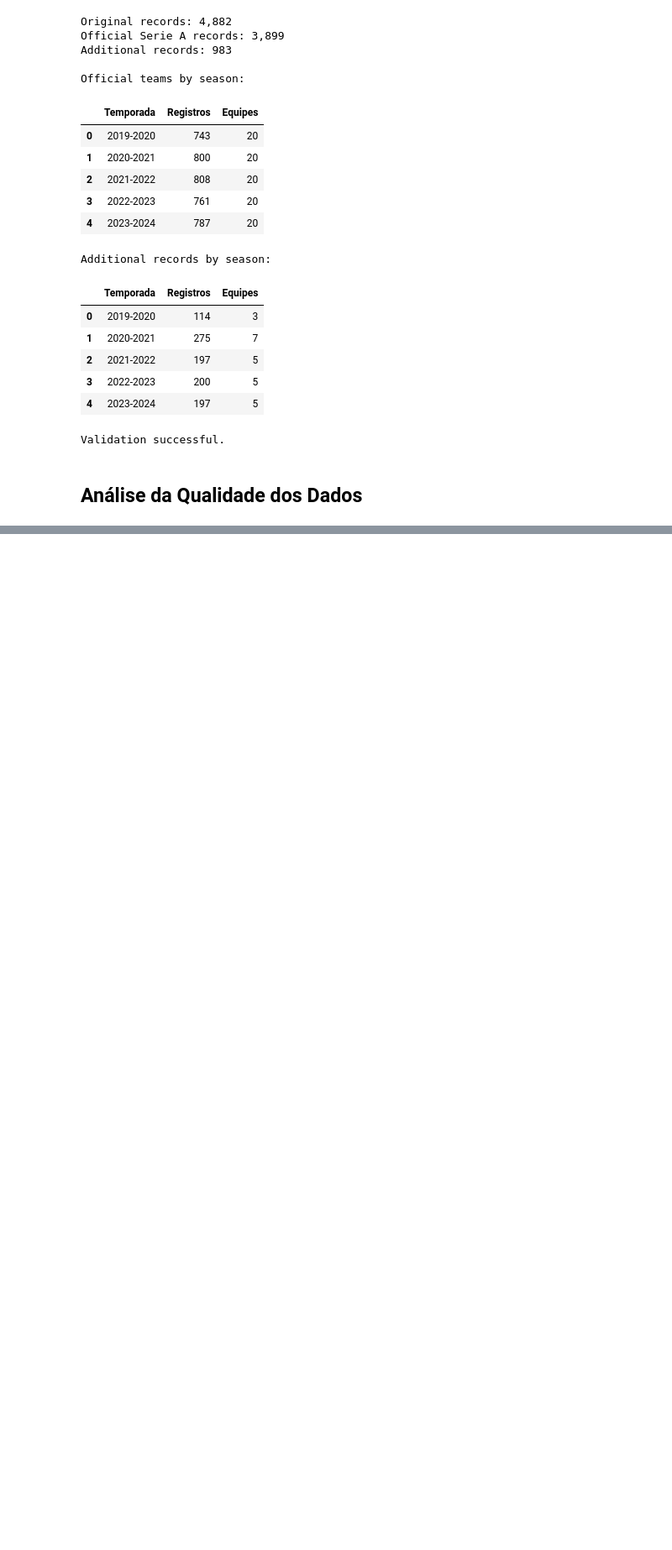
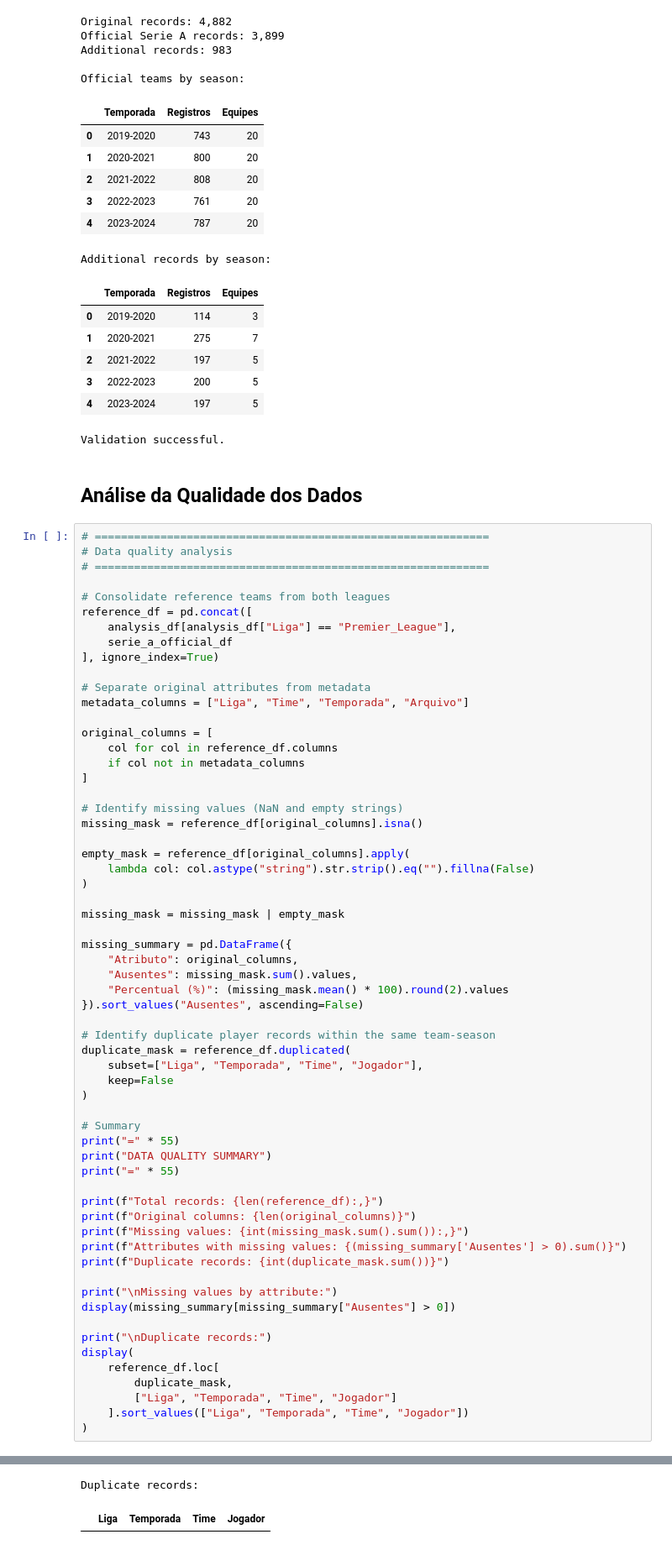
Before and after one commit to LunusMax/mathematical-programming, a Jupyter notebook: trabalho_pratico/fase_2/analise_exploratoria.ipynb, the cells around one changed output, grey strips where cells are left out. Shown at 84% size. Saved outputs shown, nothing was run; the diff lists cells and outputs as text; blank space fills up the shorter version.

Commit message:
feat: add dataset quality and consistency analysis

```diff
--- a/trabalho_pratico/fase_2/analise_exploratoria.ipynb
+++ b/trabalho_pratico/fase_2/analise_exploratoria.ipynb
@@ -708,3 +708,65 @@ Additional records by season:
 Validation successful.
 # %% [markdown]
 ## Análise da Qualidade dos Dados
+# %%
+# ============================================================
+# Data quality analysis
+# ============================================================
+
+# Consolidate reference teams from both leagues
+reference_df = pd.concat([
+    analysis_df[analysis_df["Liga"] == "Premier_League"],
+    serie_a_official_df
+], ignore_index=True)
+
+# Separate original attributes from metadata
+metadata_columns = ["Liga", "Time", "Temporada", "Arquivo"]
+
+original_columns = [
+    col for col in reference_df.columns
+    if col not in metadata_columns
+]
+
+# Identify missing values (NaN and empty strings)
+missing_mask = reference_df[original_columns].isna()
+
+empty_mask = reference_df[original_columns].apply(
+    lambda col: col.astype("string").str.strip().eq("").fillna(False)
+)
+
+missing_mask = missing_mask | empty_mask
+
+missing_summary = pd.DataFrame({
+    "Atributo": original_columns,
+    "Ausentes": missing_mask.sum().values,
+    "Percentual (%)": (missing_mask.mean() * 100).round(2).values
+}).sort_values("Ausentes", ascending=False)
+
+# Identify duplicate player records within the same team-season
+duplicate_mask = reference_df.duplicated(
+    subset=["Liga", "Temporada", "Time", "Jogador"],
+    keep=False
+)
+
+# Summary
+print("=" * 55)
+print("DATA QUALITY SUMMARY")
+print("=" * 55)
+
+print(f"Total records: {len(reference_df):,}")
+print(f"Original columns: {len(original_columns)}")
+print(f"Missing values: {int(missing_mask.sum().sum()):,}")
+print(f"Attributes with missing values: {(missing_summary['Ausentes'] > 0).sum()}")
+print(f"Duplicate records: {int(duplicate_mask.sum())}")
+
+print("\nMissing values by attribute:")
+display(missing_summary[missing_summary["Ausentes"] > 0])
+
+print("\nDuplicate records:")
+display(
+    reference_df.loc[
+        duplicate_mask,
+        ["Liga", "Temporada", "Time", "Jogador"]
+    ].sort_values(["Liga", "Temporada", "Time", "Jogador"])
+)
+# %% [output]
@@ -710,0 +784,2 @@ Validation successful.
+Duplicate records:
+|  | Liga | Temporada | Time | Jogador |
```
Also changed, not shown: parts of 3 cells of this notebook, 1 other file.
